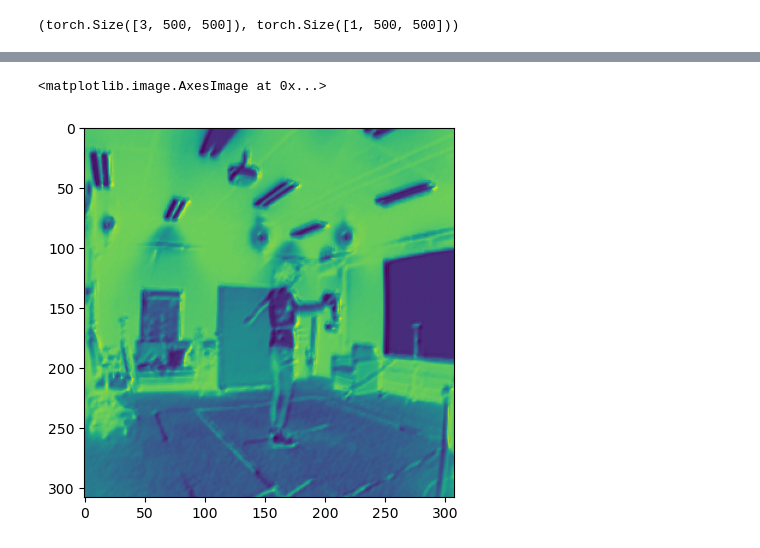
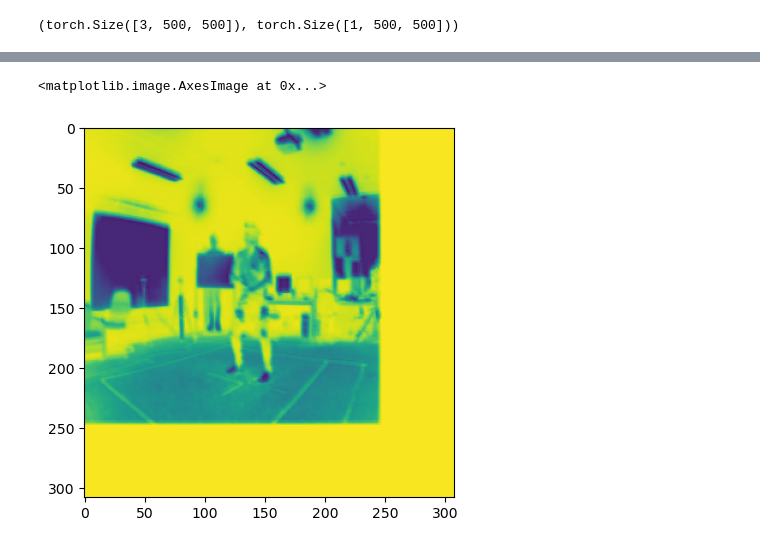
Before and after one commit to GiuLeo01/Unet_Image_Segmentation_Lightning, a Jupyter notebook: unet_exp.ipynb, the cells around one changed output, grey strips where cells are left out. Cells and saved outputs as stored; diff of their text form; code cells hidden in the pictures.

Commit message:
training setup

```diff
--- a/unet_exp.ipynb
+++ b/unet_exp.ipynb
@@ -216,0 +259,5 @@ res.shape, batch[1].shape
+# %%
+model = LitUnet()
+csv_logger = CSVLogger("logs", name="unet")
+trainer = L.Trainer(max_epochs=1, max_steps=3, log_every_n_steps=5, logger=csv_logger)
+trainer.fit(model=model, train_dataloaders=train_dataloader)
@@ -216,0 +280,3 @@ res.shape, batch[1].shape
+# %%
+model.eval()
+a = model.net.forward(train[2][0].unsqueeze(0))
@@ -217,5 +292,5 @@ res.shape, batch[1].shape
 # %%
-plt.imshow(res[0].detach().permute(1,2,0))
+plt.imshow(a.detach()[0].permute(1,2,0))
 # %% [output]
 <matplotlib.image.AxesImage at 0x...>
-[figure, old version]
+[figure, new version]
```
Also changed, not shown: parts of 11 cells of this notebook, 1 other file.
